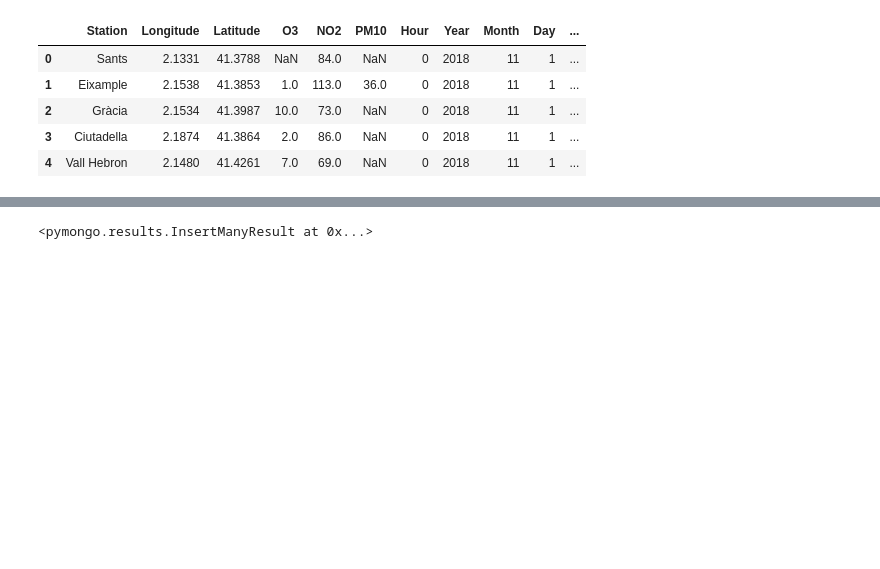
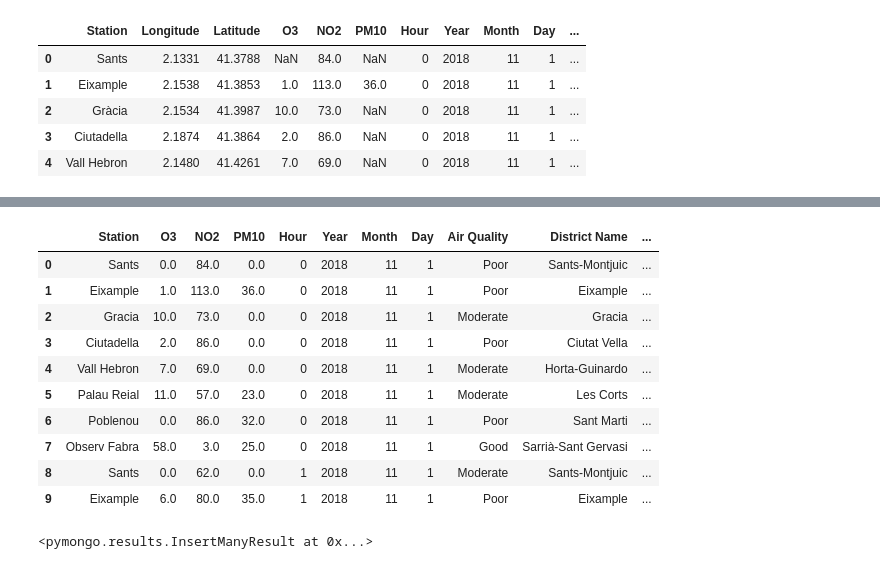
Before and after one commit to murielsan/bcn_open_data_analysis, a Jupyter notebook: data/data_cleaning.ipynb, the cells around one changed output, grey strips where cells are left out. Saved outputs shown, nothing was run; the diff lists cells and outputs as text; code cells hidden in the pictures; blank space fills up the shorter version.

```diff
--- a/data/data_cleaning.ipynb
+++ b/data/data_cleaning.ipynb
@@ -303,5 +335,26 @@ df2.head(10)
 | 8 | Sants | NaN | 62.0 | NaN | 1 | 2018 | 11 | 1 | Moderate | Sants-Montjuic | ... |
 | 9 | Eixample | 6.0 | 80.0 | 35.0 | 1 | 2018 | 11 | 1 | Poor | Eixample | ... |
+# %%
+import unidecode
+# Replace NaN for 0
+df2.fillna(0,inplace=True)
+
+# Replace special chars
+df2['Station'] = df2['Station'].apply(lambda x: unidecode.unidecode(x).replace("'"," "))
+df2['Neighborhood Name'] = df2['Neighborhood Name'].apply(lambda x: unidecode.unidecode(x).replace("'"," "))
+df2.head(10)
+# %% [output]
+|  | Station | O3 | NO2 | PM10 | Hour | Year | Month | Day | Air Quality | District Name | ... |
+| 0 | Sants | 0.0 | 84.0 | 0.0 | 0 | 2018 | 11 | 1 | Poor | Sants-Montjuic | ... |
+| 1 | Eixample | 1.0 | 113.0 | 36.0 | 0 | 2018 | 11 | 1 | Poor | Eixample | ... |
+| 2 | Gracia | 10.0 | 73.0 | 0.0 | 0 | 2018 | 11 | 1 | Moderate | Gracia | ... |
+| 3 | Ciutadella | 2.0 | 86.0 | 0.0 | 0 | 2018 | 11 | 1 | Poor | Ciutat Vella | ... |
+| 4 | Vall Hebron | 7.0 | 69.0 | 0.0 | 0 | 2018 | 11 | 1 | Moderate | Horta-Guinardo | ... |
+| 5 | Palau Reial | 11.0 | 57.0 | 23.0 | 0 | 2018 | 11 | 1 | Moderate | Les Corts | ... |
+| 6 | Poblenou | 0.0 | 86.0 | 32.0 | 0 | 2018 | 11 | 1 | Poor | Sant Marti | ... |
+| 7 | Observ Fabra | 58.0 | 3.0 | 25.0 | 0 | 2018 | 11 | 1 | Good | Sarrià-Sant Gervasi | ... |
+| 8 | Sants | 0.0 | 62.0 | 0.0 | 1 | 2018 | 11 | 1 | Moderate | Sants-Montjuic | ... |
+| 9 | Eixample | 6.0 | 80.0 | 35.0 | 1 | 2018 | 11 | 1 | Poor | Eixample | ... |
 # %%
 ## Subir los datos  a MongoDB
 from pymongo import MongoClient
```
Also changed, not shown: parts of 8 cells of this notebook, 3 other files.
